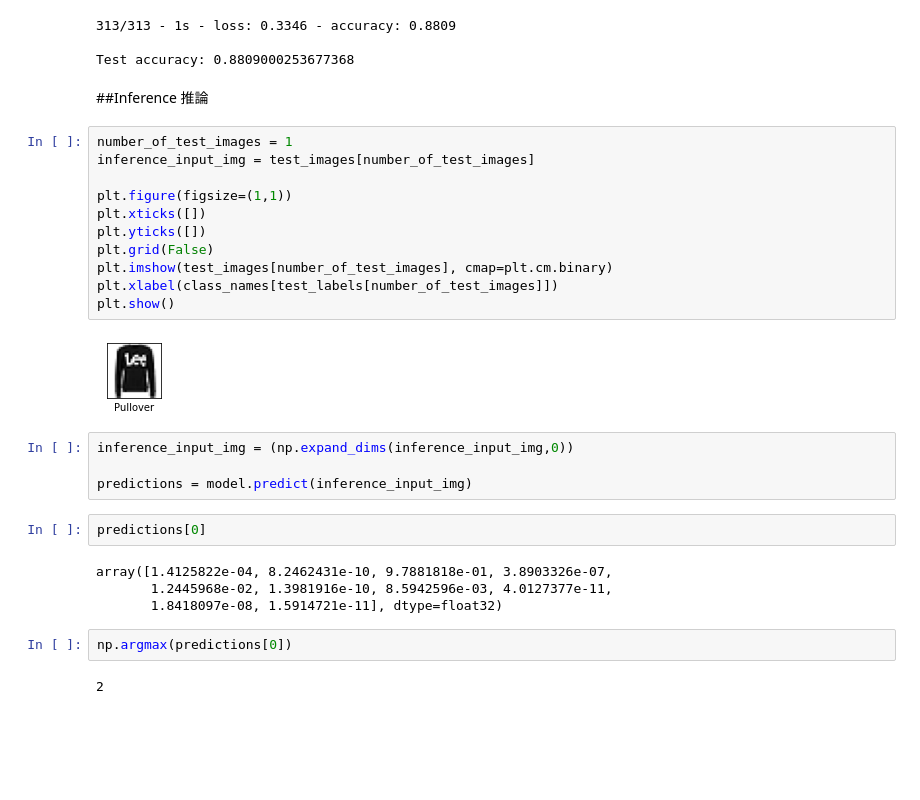
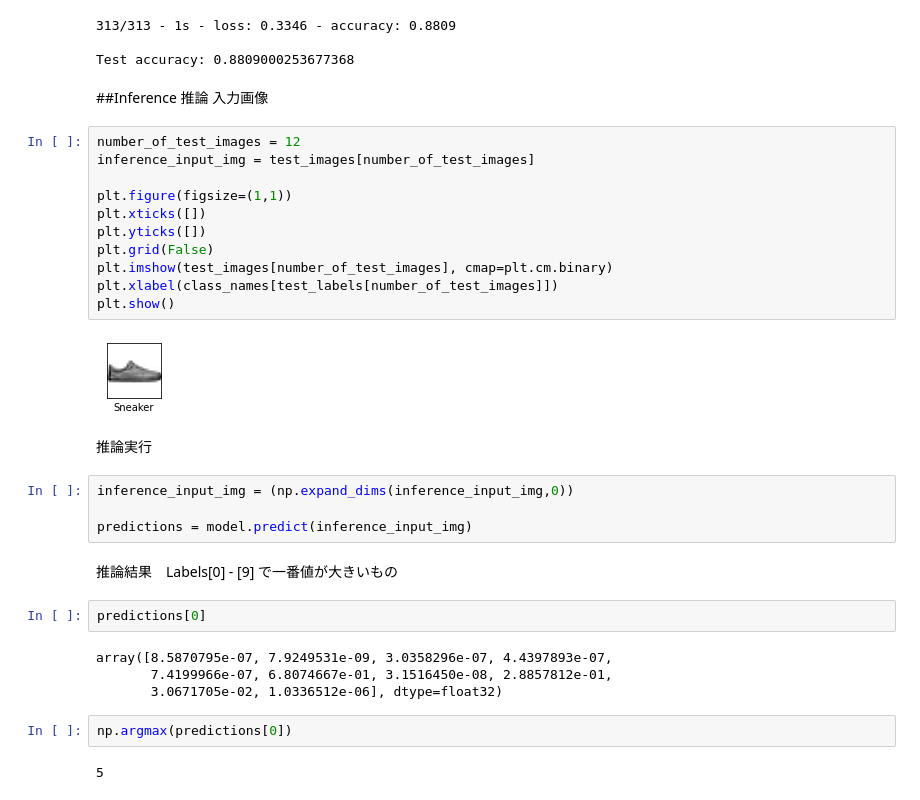
Before and after one commit to hiro-isono/Colaboratory, a Jupyter notebook: 20210728work1.ipynb, the cells around one changed output. Drawn from its saved outputs; the diff is of its cells as text; blank space fills up the shorter version.

```diff
--- a/20210728work1.ipynb
+++ b/20210728work1.ipynb
@@ -96,30 +96,35 @@ print('\nTest accuracy:', test_acc)
 Test accuracy: 0.8809000253677368
 # %% [markdown]
 ##Inference 推論
+入力画像
 # %%
-number_of_test_images = 1
+number_of_test_images = 12
 inference_input_img = test_images[number_of_test_images]
 
 plt.figure(figsize=(1,1))
 plt.xticks([])
 plt.yticks([])
 plt.grid(False)
 plt.imshow(test_images[number_of_test_images], cmap=plt.cm.binary)
 plt.xlabel(class_names[test_labels[number_of_test_images]])
 plt.show()
 # %% [output]
-[figure, old version]
+[figure, new version]
+# %% [markdown]
+推論実行
 # %%
 inference_input_img = (np.expand_dims(inference_input_img,0))
 
 predictions = model.predict(inference_input_img)
+# %% [markdown]
+推論結果　Labels[0] - [9] で一番値が大きいもの
 # %%
 predictions[0]
 # %% [output]
-array([1.4125822e-04, 8.2462431e-10, 9.7881818e-01, 3.8903326e-07,
-       1.2445968e-02, 1.3981916e-10, 8.5942596e-03, 4.0127377e-11,
-       1.8418097e-08, 1.5914721e-11], dtype=float32)
+array([8.5870795e-07, 7.9249531e-09, 3.0358296e-07, 4.4397893e-07,
+       7.4199966e-07, 6.8074667e-01, 3.1516450e-08, 2.8857812e-01,
+       3.0671705e-02, 1.0336512e-06], dtype=float32)
 # %%
 np.argmax(predictions[0])
 # %% [output]
-2
+5
```
Also changed, not shown: parts of 2 cells of this notebook.
